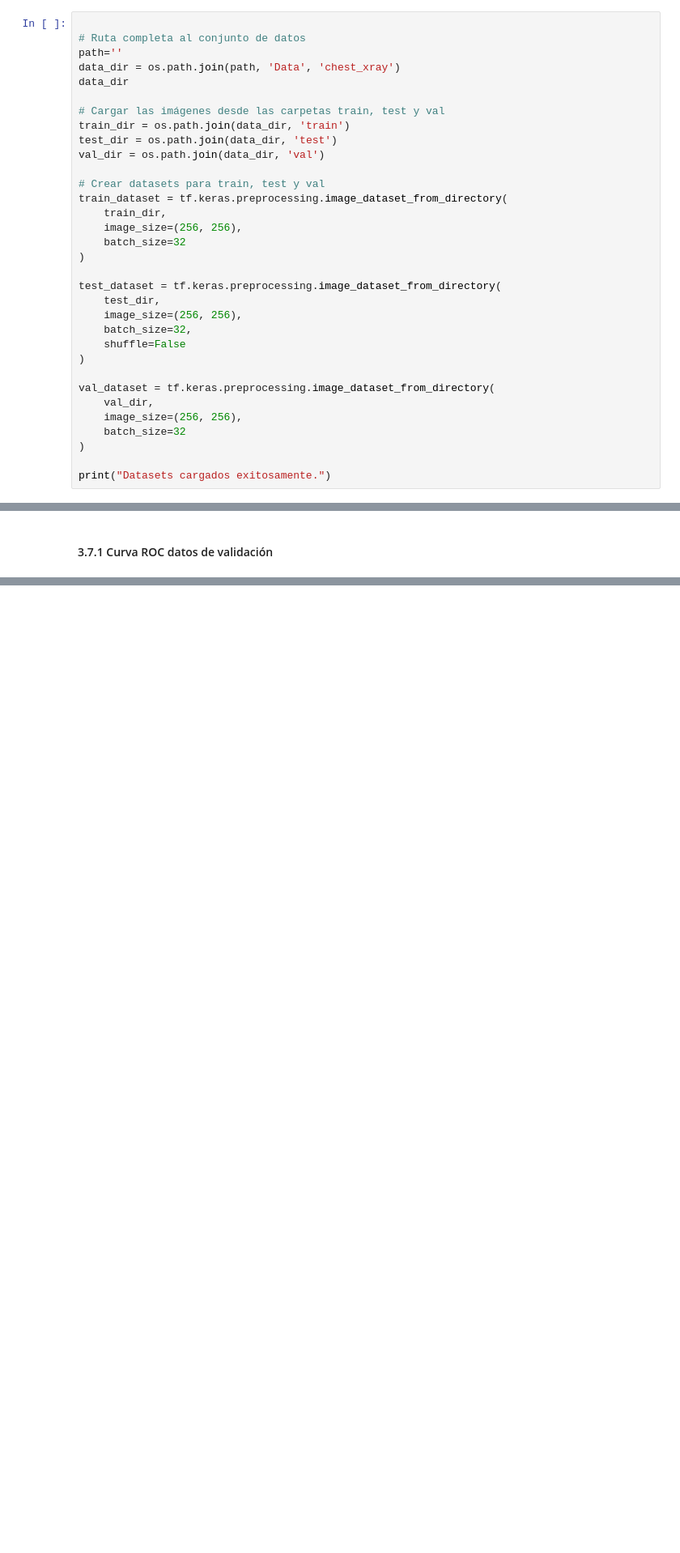
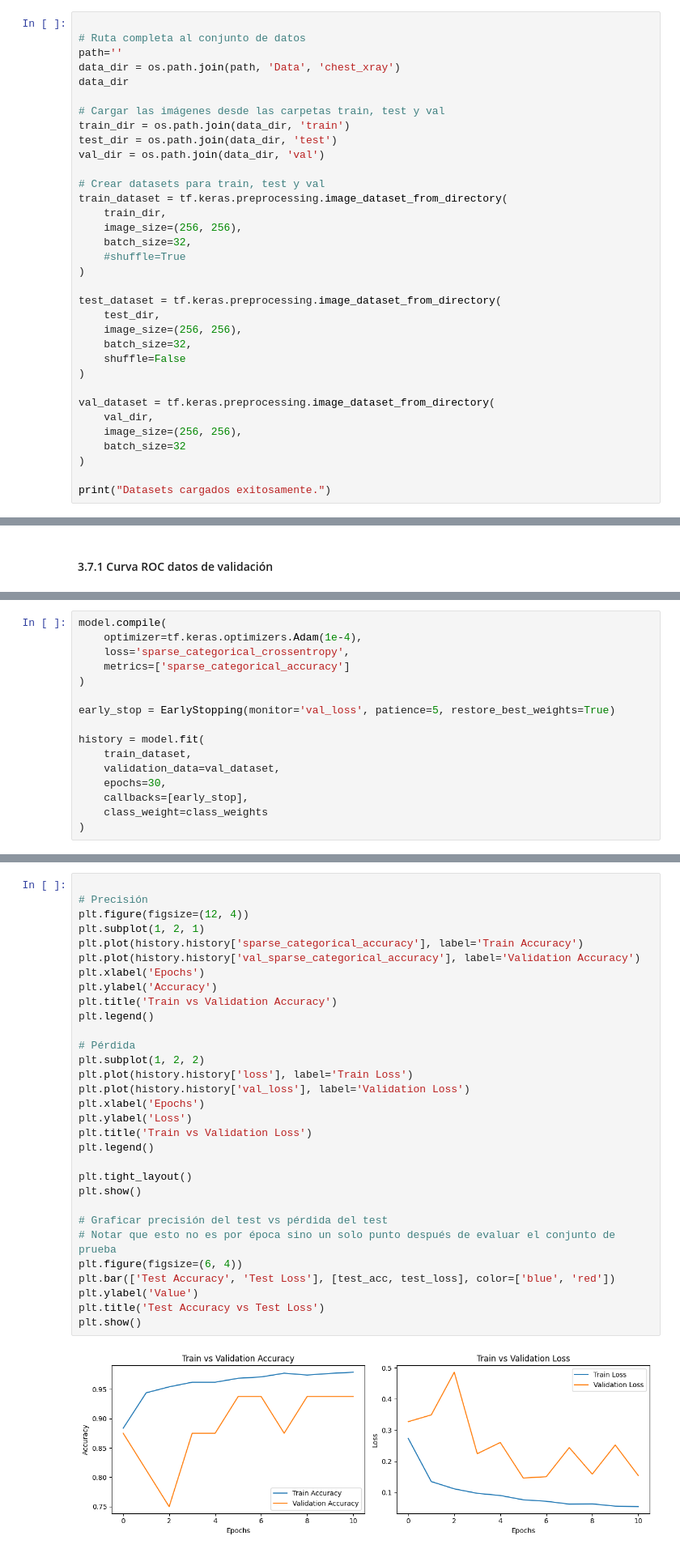
Before and after one commit to luisca990/CapstoneSamsung, a Jupyter notebook: AIRE_LCAS.ipynb, the cells around one changed output, grey strips where cells are left out. Shown at 81% size. Saved outputs shown, nothing was run; the diff lists cells and outputs as text; blank space fills up the shorter version.

Commit message:
Se entrena una red usando transfer learning con el modelo de CNN RESNET50

```diff
--- a/AIRE_LCAS.ipynb
+++ b/AIRE_LCAS.ipynb
@@ -69,7 +75,8 @@ val_dir = os.path.join(data_dir, 'val')
 train_dataset = tf.keras.preprocessing.image_dataset_from_directory(
     train_dir,
     image_size=(256, 256),
-    batch_size=32
+    batch_size=32,
+    #shuffle=True
 )
 
 test_dataset = tf.keras.preprocessing.image_dataset_from_directory(
@@ -542,0 +616,16 @@ plt.show()
+# %%
+model.compile(
+    optimizer=tf.keras.optimizers.Adam(1e-4),
+    loss='sparse_categorical_crossentropy',
+    metrics=['sparse_categorical_accuracy']
+)
+
+early_stop = EarlyStopping(monitor='val_loss', patience=5, restore_best_weights=True)
+
+history = model.fit(
+    train_dataset,
+    validation_data=val_dataset,
+    epochs=30,
+    callbacks=[early_stop],
+    class_weight=class_weights
+)
@@ -542,0 +650,33 @@ plt.show()
+# %%
+
+# Precisión
+plt.figure(figsize=(12, 4))
+plt.subplot(1, 2, 1)
+plt.plot(history.history['sparse_categorical_accuracy'], label='Train Accuracy')
+plt.plot(history.history['val_sparse_categorical_accuracy'], label='Validation Accuracy')
+plt.xlabel('Epochs')
+plt.ylabel('Accuracy')
+plt.title('Train vs Validation Accuracy')
+plt.legend()
+
+# Pérdida
+plt.subplot(1, 2, 2)
+plt.plot(history.history['loss'], label='Train Loss')
+plt.plot(history.history['val_loss'], label='Validation Loss')
+plt.xlabel('Epochs')
+plt.ylabel('Loss')
+plt.title('Train vs Validation Loss')
+plt.legend()
+
+plt.tight_layout()
+plt.show()
+
+# Graficar precisión del test vs pérdida del test
+# Notar que esto no es por época sino un solo punto después de evaluar el conjunto de prueba
+plt.figure(figsize=(6, 4))
+plt.bar(['Test Accuracy', 'Test Loss'], [test_acc, test_loss], color=['blue', 'red'])
+plt.ylabel('Value')
+plt.title('Test Accuracy vs Test Loss')
+plt.show()
+# %% [output]
+[figure, added]
```
Also changed, not shown: parts of 18 cells of this notebook.
